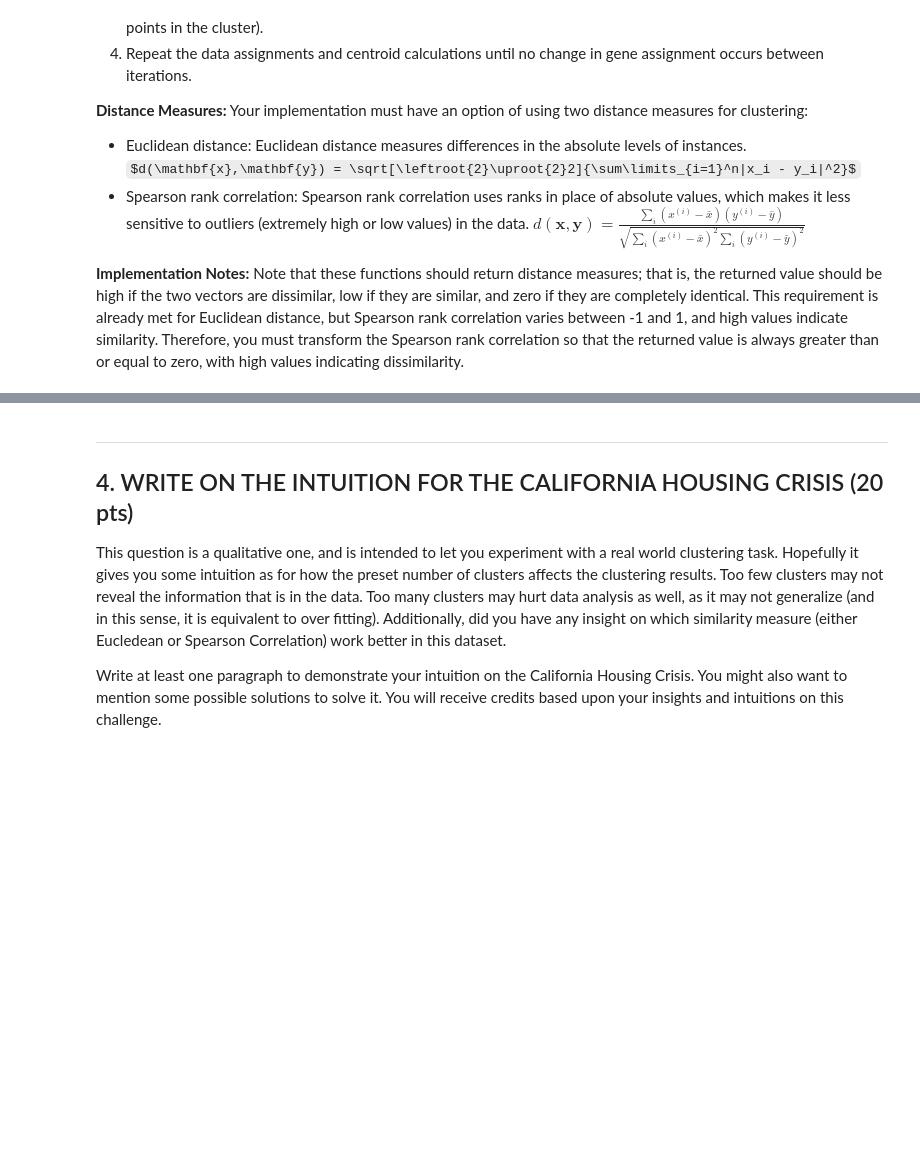
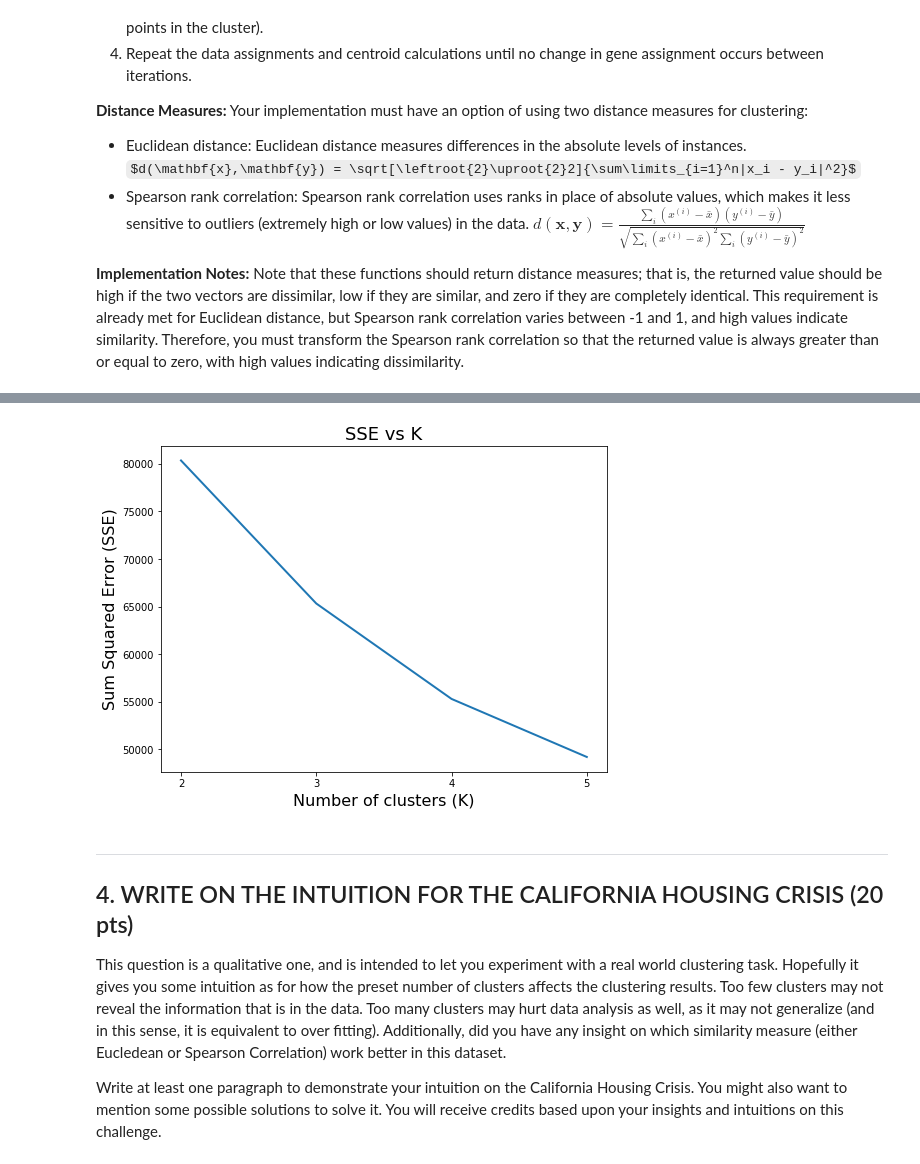
Before and after one commit to nabeeln7/k-means-clustering, a Jupyter notebook: CS6316Assignment3.ipynb, the cells around one changed output, grey strips where cells are left out. Saved outputs shown, nothing was run; the diff lists cells and outputs as text; code cells hidden in the pictures; some formulas as TeX source; blank space fills up the shorter version.

```diff
--- a/CS6316Assignment3.ipynb
+++ b/CS6316Assignment3.ipynb
@@ -103,7 +103,7 @@ full_pipeline = ColumnTransformer([
 data_prepared = full_pipeline.fit_transform(data)
 
 #TODO: check if we need to stratify based on income
-X_train, X_test = train_test_split(data_prepared, test_size=0.2, random_state=42)
+X_train, X_test = train_test_split(data_prepared, test_size=0.3, random_state=42)
 
 print(data.shape)
 print(data_prepared.shape)
@@ -302,7 +333,12 @@ Applying the algorithm for 10 clusters to see if it clearly identified the silic
 # %%
 # Your code goes here
 k_means = KMeansClustering(2)
-k_means.fit(data_prepared)
+k_means.fit(X_train)
+print(f"Sum Squared Error = {k_means.SSE_}")
+for k in range(k_means.clusters):
+    print(f"Cluster {k}\n--")
+    print(f"Cluster Means: \n{k_means.centroids_[k]}")
+    print(f"Std Deviation for each attribute: \n{k_means.cluster_std_[k]}\n")
 
 
 
@@ -309,0 +370,16 @@ k_means.fit(data_prepared)
+# %%
+k_start=2
+k_end=6
+n=k_end - k_start
+k_vals=range(k_start,k_end)
+sse_vals=[]
+for k in k_vals:
+    print(f"Number of clusters = {k}")
+    k_means = KMeansClustering(k)
+    k_means.fit(X_train)
+    print(f"Sum Squared Error = {k_means.SSE_}")
+    for cluster_id in range(k_means.clusters):
+        print(f"Cluster {cluster_id}\n--")
+        print(f"Cluster Means: \n{k_means.centroids_[cluster_id]}")
+        print(f"Std Deviation for each attribute: \n{k_means.cluster_std_[cluster_id]}\n")
+    sse_vals.append(k_means.SSE_)
@@ -310,3 +404,13 @@ k_means.fit(data_prepared)
+# %%
+plt.figure(figsize=(8, 6))
+plt.plot(k_vals, sse_vals, linewidth=2, label=None)
+plt.xticks(k_vals)
+plt.xlabel('Number of clusters (K)', fontsize=16)
+plt.ylabel('Sum Squared Error (SSE)', fontsize=16)
+plt.title("SSE vs K", fontsize=18)
+plt.show()
+# %% [output]
+[figure, added]
 # %% [markdown]
 - - -
 ## 4. WRITE ON THE INTUITION FOR THE CALIFORNIA HOUSING CRISIS (20 pts)
```
Also changed, not shown: parts of 9 cells of this notebook.
